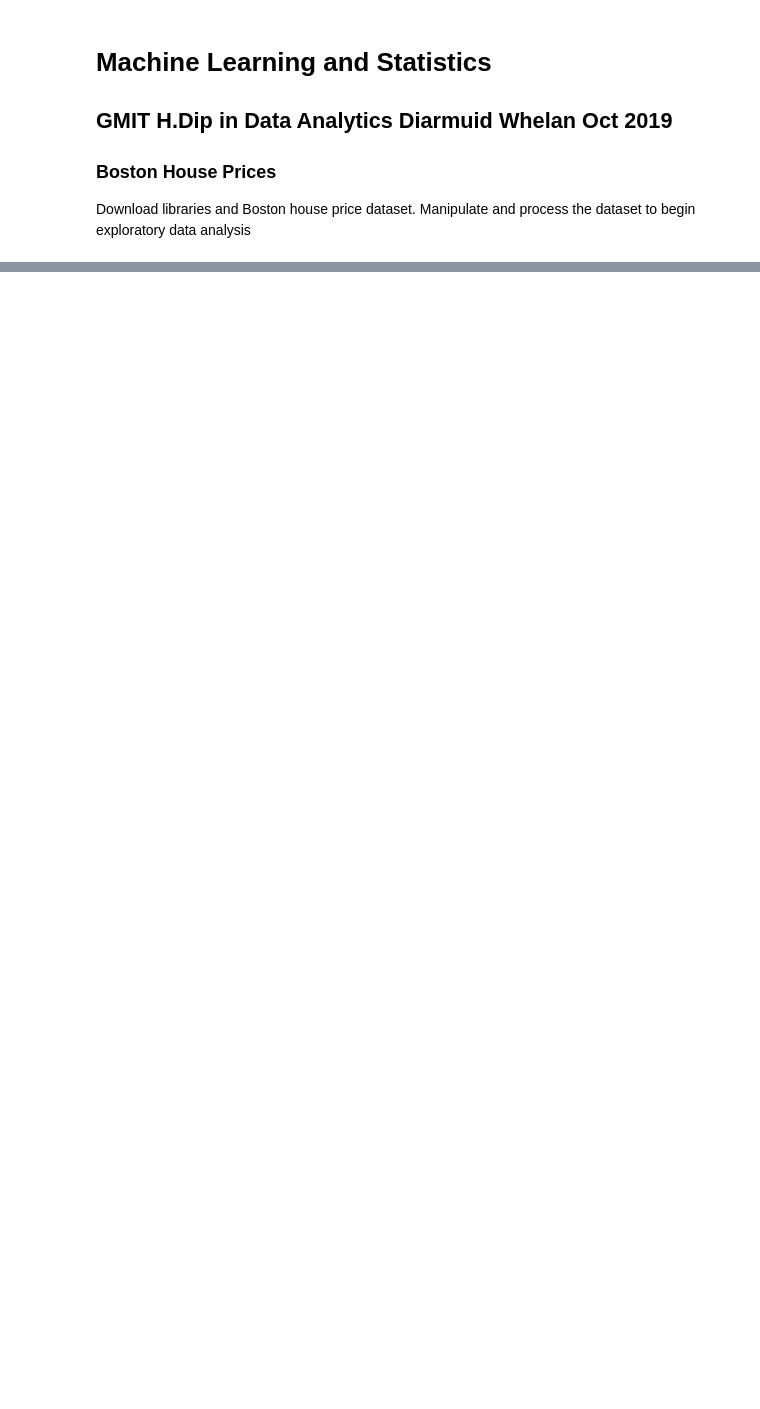
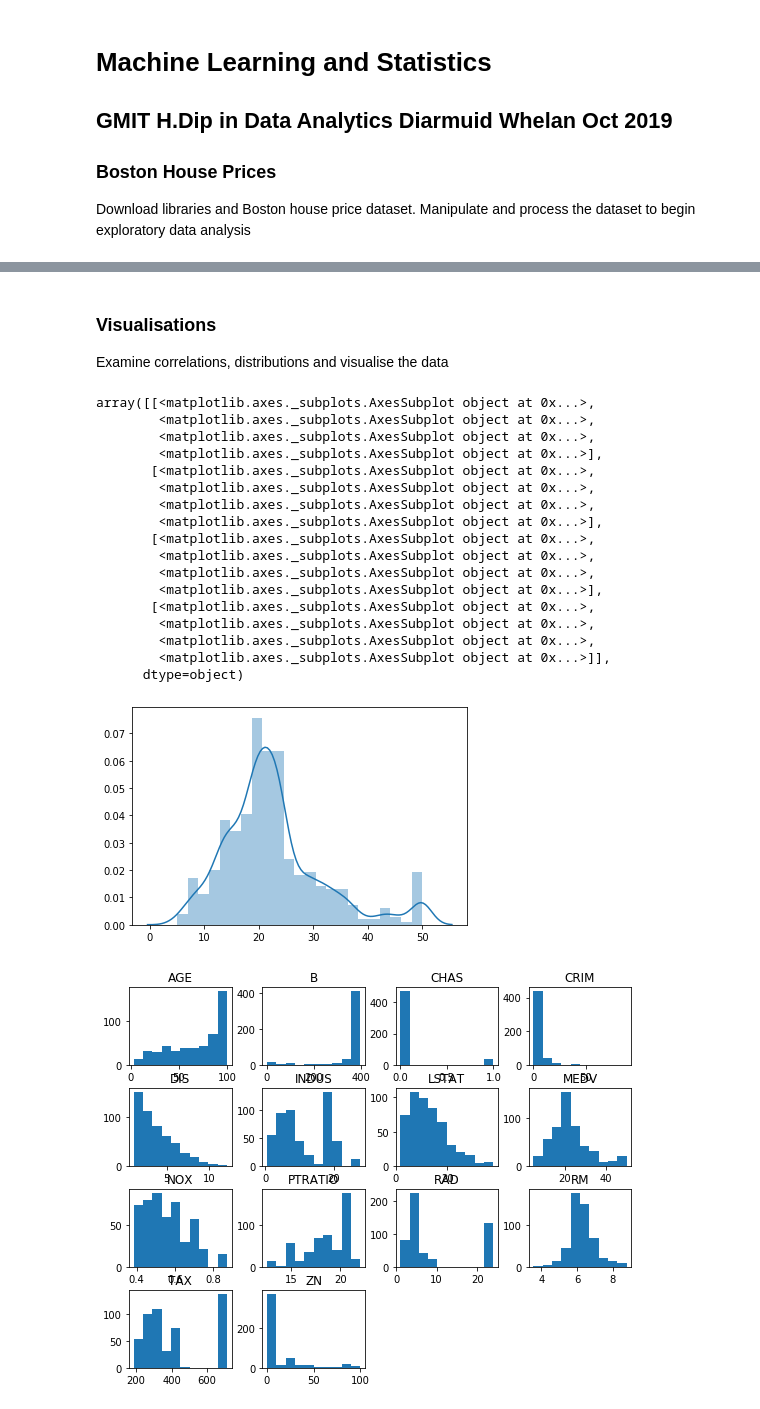
Before and after one commit to diarmuidwhelan/Machine-learning-and-statistics, a Jupyter notebook: Machine Learning and Statistics Project.ipynb, the cells around one changed output, grey strips where cells are left out. Saved outputs shown, nothing was run; the diff lists cells and outputs as text; code cells hidden in the pictures; blank space fills up the shorter version.

Commit message:
Added visualisations and exploratory Data Analysis

```diff
--- a/Machine Learning and Statistics Project.ipynb
+++ b/Machine Learning and Statistics Project.ipynb
@@ -32,0 +122,28 @@ boston  = pd.concat([data, target,], axis = 1) #concat data/target
+# %% [markdown]
+### Visualisations
+Examine correlations, distributions and visualise the data
+# %%
+#Distribution of the target variable - looks normally distributed
+sns.distplot(target)
+#Print histogram of each feature
+boston.hist(bins=10,figsize=(9,7),grid=False)
+# %% [output]
+array([[<matplotlib.axes._subplots.AxesSubplot object at 0x...>,
+        <matplotlib.axes._subplots.AxesSubplot object at 0x...>,
+        <matplotlib.axes._subplots.AxesSubplot object at 0x...>,
+        <matplotlib.axes._subplots.AxesSubplot object at 0x...>],
+       [<matplotlib.axes._subplots.AxesSubplot object at 0x...>,
+        <matplotlib.axes._subplots.AxesSubplot object at 0x...>,
+        <matplotlib.axes._subplots.AxesSubplot object at 0x...>,
+        <matplotlib.axes._subplots.AxesSubplot object at 0x...>],
+       [<matplotlib.axes._subplots.AxesSubplot object at 0x...>,
+        <matplotlib.axes._subplots.AxesSubplot object at 0x...>,
+        <matplotlib.axes._subplots.AxesSubplot object at 0x...>,
+        <matplotlib.axes._subplots.AxesSubplot object at 0x...>],
+       [<matplotlib.axes._subplots.AxesSubplot object at 0x...>,
+        <matplotlib.axes._subplots.AxesSubplot object at 0x...>,
+        <matplotlib.axes._subplots.AxesSubplot object at 0x...>,
+        <matplotlib.axes._subplots.AxesSubplot object at 0x...>]],
+      dtype=object)
+[figure, added]
+[figure, added]
```
Also changed, not shown: parts of 6 cells of this notebook.
